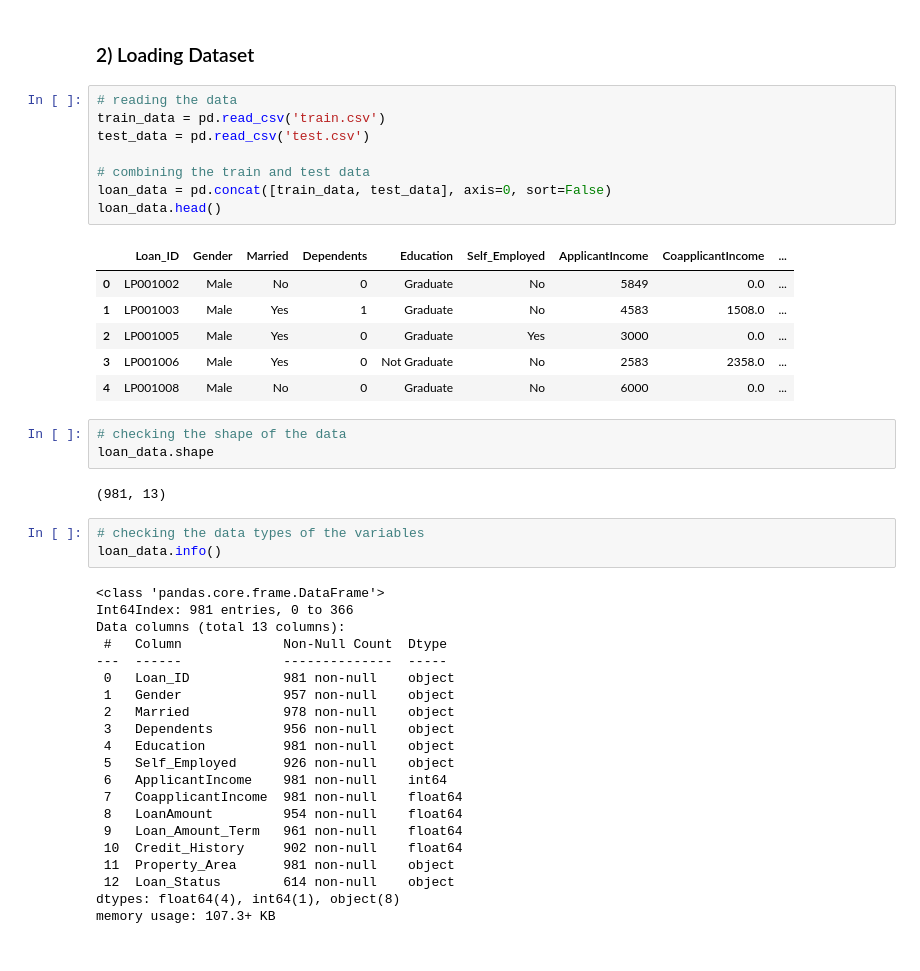
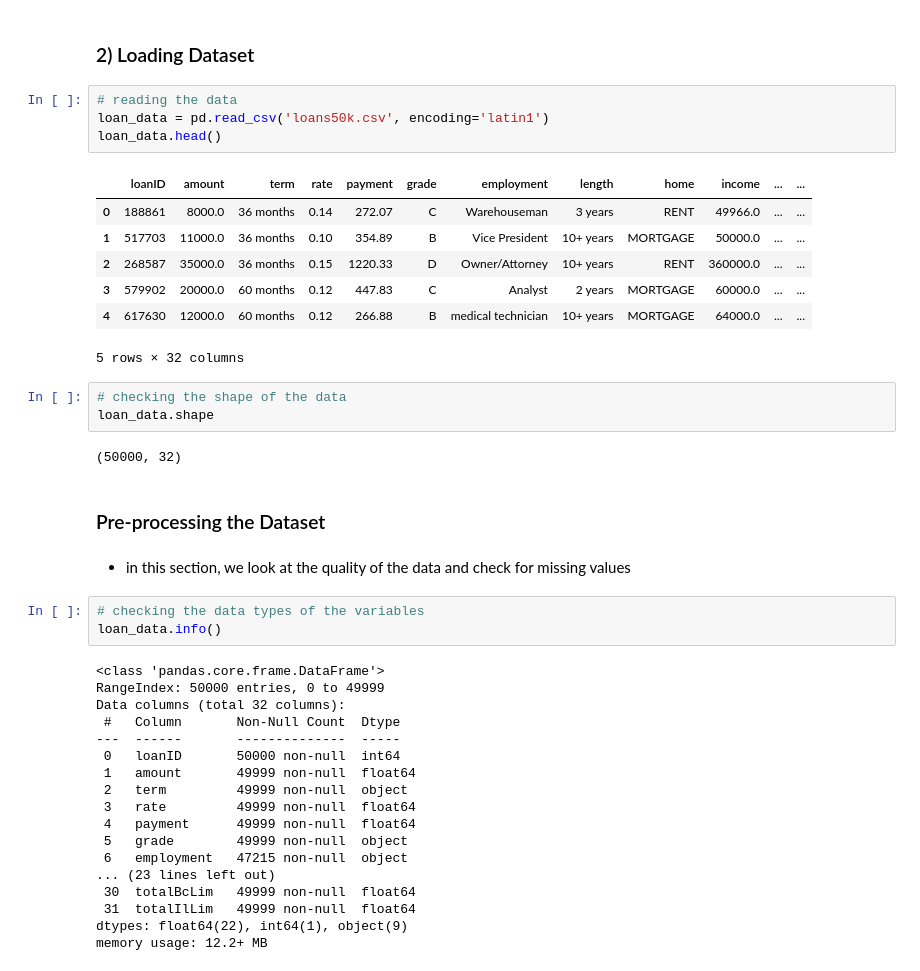
Before and after one commit to AlbertHunduza/Loan-Default-AI, a Jupyter notebook: Exploratory_Data_Analysis.ipynb, the cells around one changed output. Saved outputs shown, nothing was run; the diff lists cells and outputs as text.

```diff
--- a/Exploratory_Data_Analysis.ipynb
+++ b/Exploratory_Data_Analysis.ipynb
@@ -11,50 +11,48 @@ import seaborn as sns
 import matplotlib.pyplot as plt
 # %% [markdown]
 ### 2) Loading Dataset
-# %%
-# reading the data
-train_data = pd.read_csv('train.csv')
-test_data = pd.read_csv('test.csv')
-
-# combining the train and test data
-loan_data = pd.concat([train_data, test_data], axis=0, sort=False)
-loan_data.head()
-# %% [output]
-|  | Loan_ID | Gender | Married | Dependents | Education | Self_Employed | ApplicantIncome | CoapplicantIncome | ... |
-| 0 | LP001002 | Male | No | 0 | Graduate | No | 5849 | 0.0 | ... |
-| 1 | LP001003 | Male | Yes | 1 | Graduate | No | 4583 | 1508.0 | ... |
-| 2 | LP001005 | Male | Yes | 0 | Graduate | Yes | 3000 | 0.0 | ... |
-| 3 | LP001006 | Male | Yes | 0 | Not Graduate | No | 2583 | 2358.0 | ... |
-| 4 | LP001008 | Male | No | 0 | Graduate | No | 6000 | 0.0 | ... |
+# %%
+# reading the data
+loan_data = pd.read_csv('loans50k.csv', encoding='latin1')
+loan_data.head()
+# %% [output]
+|  | loanID | amount | term | rate | payment | grade | employment | length | home | income | ... | ... |
+| 0 | 188861 | 8000.0 | 36 months | 0.14 | 272.07 | C | Warehouseman | 3 years | RENT | 49966.0 | ... | ... |
+| 1 | 517703 | 11000.0 | 36 months | 0.10 | 354.89 | B | Vice President | 10+ years | MORTGAGE | 50000.0 | ... | ... |
+| 2 | 268587 | 35000.0 | 36 months | 0.15 | 1220.33 | D | Owner/Attorney | 10+ years | RENT | 360000.0 | ... | ... |
+| 3 | 579902 | 20000.0 | 60 months | 0.12 | 447.83 | C | Analyst | 2 years | MORTGAGE | 60000.0 | ... | ... |
+| 4 | 617630 | 12000.0 | 60 months | 0.12 | 266.88 | B | medical technician | 10+ years | MORTGAGE | 64000.0 | ... | ... |
+5 rows × 32 columns
 # %%
 # checking the shape of the data
 loan_data.shape
 # %% [output]
-(981, 13)
+(50000, 32)
+# %% [markdown]
+### Pre-processing the Dataset
+# %% [markdown]
+* in this section, we look at the quality of the data and check for missing values
 # %%
 # checking the data types of the variables
 loan_data.info()
 # %% [output]
 <class 'pandas.core.frame.DataFrame'>
-Int64Index: 981 entries, 0 to 366
-Data columns (total 13 columns):
- #   Column             Non-Null Count  Dtype
----  ------             --------------  -----
- 0   Loan_ID            981 non-null    object
- 1   Gender             957 non-null    object
- 2   Married            978 non-null    object
- 3   Dependents         956 non-null    object
- 4   Education          981 non-null    object
- 5   Self_Employed      926 non-null    object
- 6   ApplicantIncome    981 non-null    int64
- 7   CoapplicantIncome  981 non-null    float64
- 8   LoanAmount         954 non-null    float64
- 9   Loan_Amount_Term   961 non-null    float64
- 10  Credit_History     902 non-null    float64
- 11  Property_Area      981 non-null    object
- 12  Loan_Status        614 non-null    object
-dtypes: float64(4), int64(1), object(8)
-memory usage: 107.3+ KB
+RangeIndex: 50000 entries, 0 to 49999
+Data columns (total 32 columns):
+ #   Column       Non-Null Count  Dtype
+---  ------       --------------  -----
+ 0   loanID       50000 non-null  int64
+ 1   amount       49999 non-null  float64
+ 2   term         49999 non-null  object
+ 3   rate         49999 non-null  float64
+ 4   payment      49999 non-null  float64
+ 5   grade        49999 non-null  object
+ 6   employment   47215 non-null  object
+... (23 lines left out)
+ 30  totalBcLim   49999 non-null  float64
+ 31  totalIlLim   49999 non-null  float64
+dtypes: float64(22), int64(1), object(9)
+memory usage: 12.2+ MB
 # %%
 # checking the dataset for missing values
 loan_data.isnull().sum()
```
Also changed, not shown: parts of 14 cells of this notebook.
